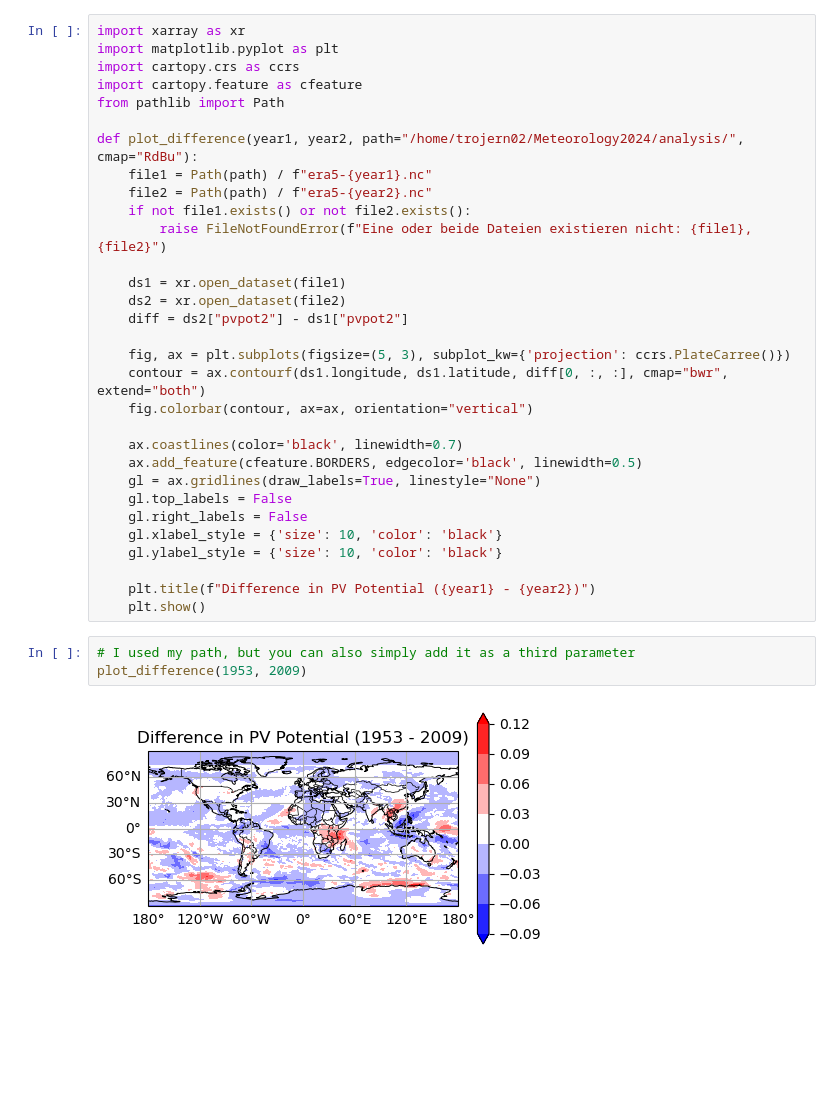
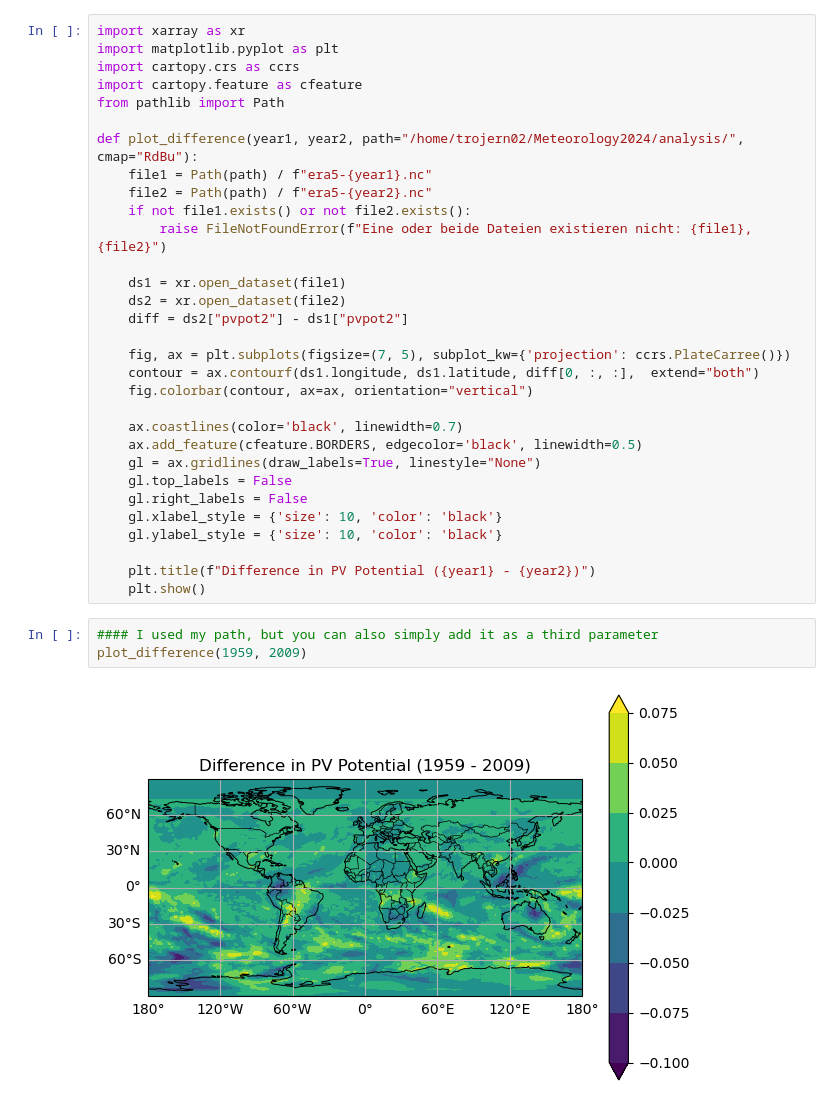
Before and after one commit to ntrojer/Meteorology2024, a Jupyter notebook: analysis/difference.ipynb, the cells around one changed output. Drawn from its saved outputs; the diff is of its cells as text; blank space fills up the shorter version.

Commit message:
plot for difference

```diff
--- a/analysis/difference.ipynb
+++ b/analysis/difference.ipynb
@@ -15,8 +15,8 @@ def plot_difference(year1, year2, path="/home/trojern02/Meteorology2024/analysis
     ds2 = xr.open_dataset(file2)
     diff = ds2["pvpot2"] - ds1["pvpot2"]
 
-    fig, ax = plt.subplots(figsize=(5, 3), subplot_kw={'projection': ccrs.PlateCarree()})
-    contour = ax.contourf(ds1.longitude, ds1.latitude, diff[0, :, :], cmap="bwr", extend="both")
+    fig, ax = plt.subplots(figsize=(7, 5), subplot_kw={'projection': ccrs.PlateCarree()})
+    contour = ax.contourf(ds1.longitude, ds1.latitude, diff[0, :, :],  extend="both")
     fig.colorbar(contour, ax=ax, orientation="vertical")
 
     ax.coastlines(color='black', linewidth=0.7)
@@ -29,8 +29,8 @@ def plot_difference(year1, year2, path="/home/trojern02/Meteorology2024/analysis
 
     plt.title(f"Difference in PV Potential ({year1} - {year2})")
     plt.show()
-# %%
-# I used my path, but you can also simply add it as a third parameter
-plot_difference(1953, 2009)
-# %% [output]
-[figure, removed]
+# %%
+#### I used my path, but you can also simply add it as a third parameter
+plot_difference(1959, 2009)
+# %% [output]
+[figure, added]
```
Also changed, not shown: parts of 3 cells of this notebook.
